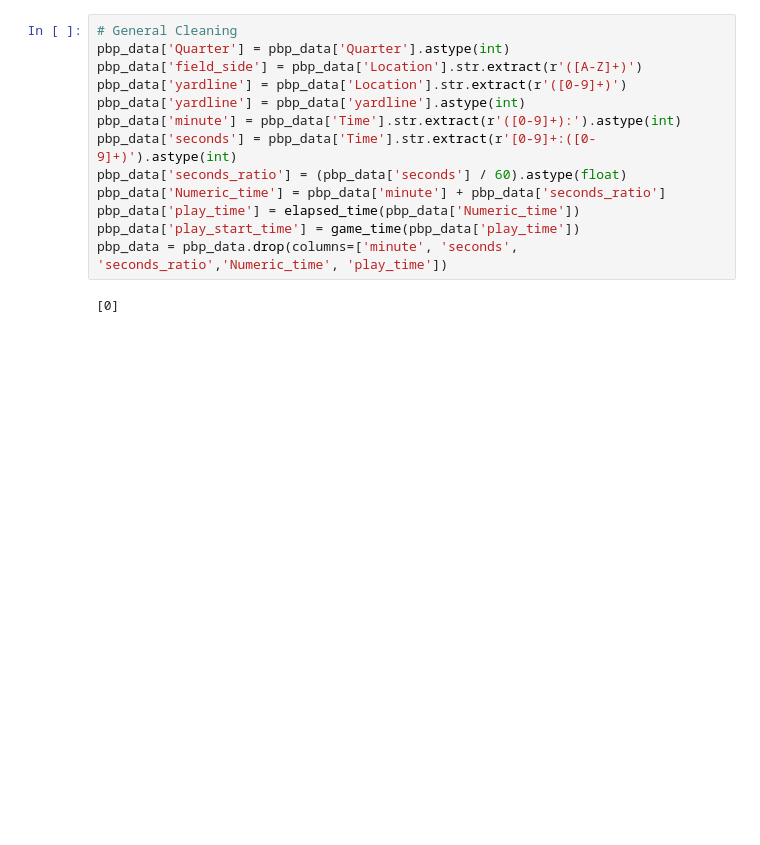
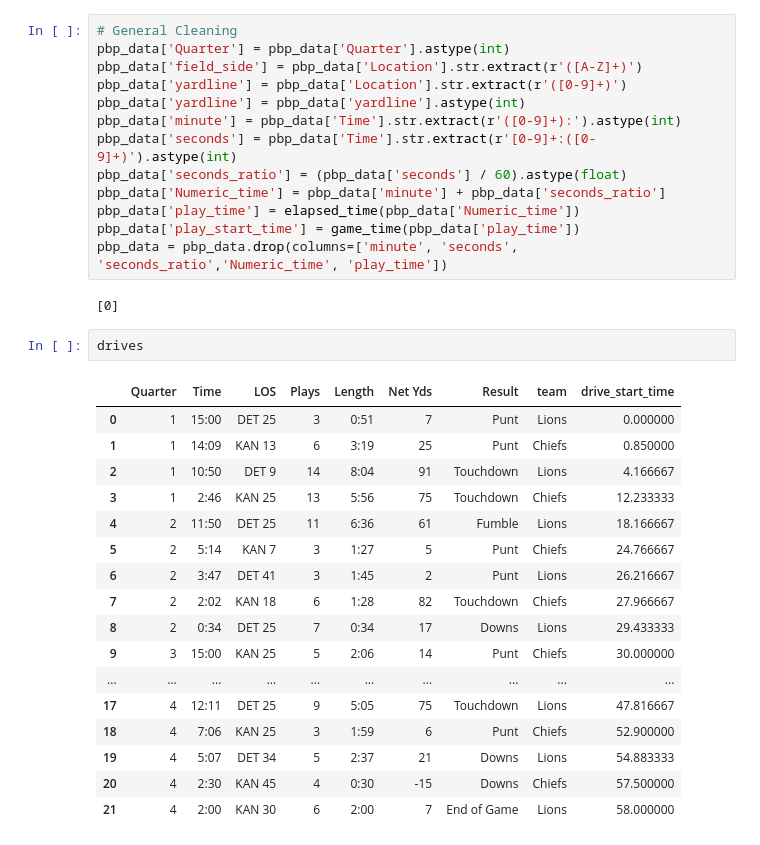
Before and after one commit to benkearsley/nfl_scraping_project, a Jupyter notebook: Game Data Collection.ipynb, the cells around one changed output. Drawn from its saved outputs; the diff is of its cells as text; blank space fills up the shorter version.

```diff
--- a/Game Data Collection.ipynb
+++ b/Game Data Collection.ipynb
@@ -168,3 +210,23 @@ pbp_data['play_start_time'] = game_time(pbp_data['play_time'])
 pbp_data = pbp_data.drop(columns=['minute', 'seconds', 'seconds_ratio','Numeric_time', 'play_time'])
 # %% [output]
 [0]
+# %%
+drives
+# %% [output]
+|  | Quarter | Time | LOS | Plays | Length | Net Yds | Result | team | drive_start_time |
+| 0 | 1 | 15:00 | DET 25 | 3 | 0:51 | 7 | Punt | Lions | 0.000000 |
+| 1 | 1 | 14:09 | KAN 13 | 6 | 3:19 | 25 | Punt | Chiefs | 0.850000 |
+| 2 | 1 | 10:50 | DET 9 | 14 | 8:04 | 91 | Touchdown | Lions | 4.166667 |
+| 3 | 1 | 2:46 | KAN 25 | 13 | 5:56 | 75 | Touchdown | Chiefs | 12.233333 |
+| 4 | 2 | 11:50 | DET 25 | 11 | 6:36 | 61 | Fumble | Lions | 18.166667 |
+| 5 | 2 | 5:14 | KAN 7 | 3 | 1:27 | 5 | Punt | Chiefs | 24.766667 |
+| 6 | 2 | 3:47 | DET 41 | 3 | 1:45 | 2 | Punt | Lions | 26.216667 |
+| 7 | 2 | 2:02 | KAN 18 | 6 | 1:28 | 82 | Touchdown | Chiefs | 27.966667 |
+| 8 | 2 | 0:34 | DET 25 | 7 | 0:34 | 17 | Downs | Lions | 29.433333 |
+| 9 | 3 | 15:00 | KAN 25 | 5 | 2:06 | 14 | Punt | Chiefs | 30.000000 |
+| ... | ... | ... | ... | ... | ... | ... | ... | ... | ... |
+| 17 | 4 | 12:11 | DET 25 | 9 | 5:05 | 75 | Touchdown | Lions | 47.816667 |
+| 18 | 4 | 7:06 | KAN 25 | 3 | 1:59 | 6 | Punt | Chiefs | 52.900000 |
+| 19 | 4 | 5:07 | DET 34 | 5 | 2:37 | 21 | Downs | Lions | 54.883333 |
+| 20 | 4 | 2:30 | KAN 45 | 4 | 0:30 | -15 | Downs | Chiefs | 57.500000 |
+| 21 | 4 | 2:00 | KAN 30 | 6 | 2:00 | 7 | End of Game | Lions | 58.000000 |
```
Also changed, not shown: parts of 18 cells of this notebook.
